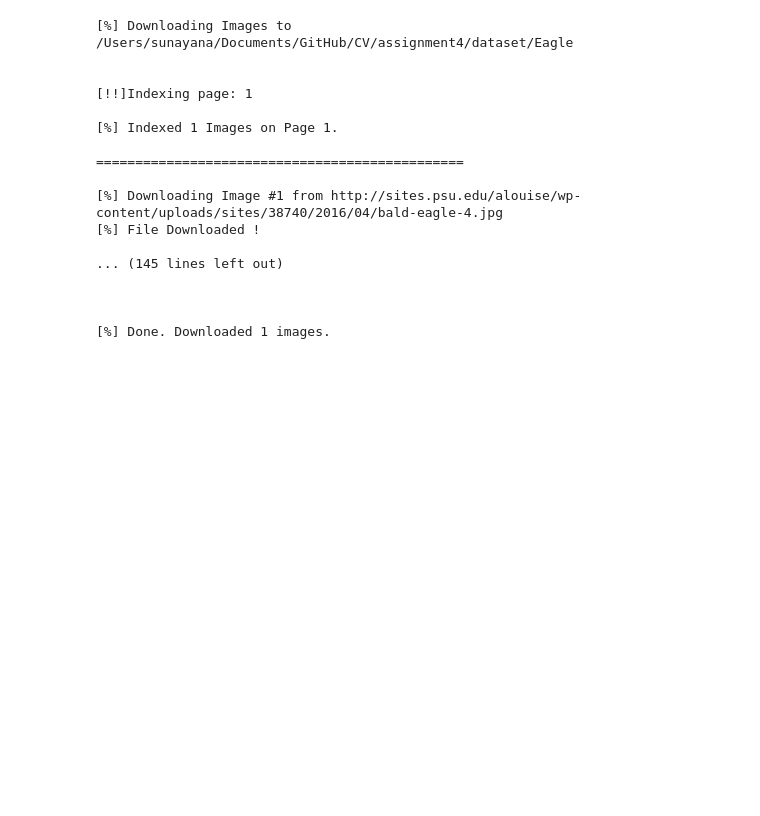
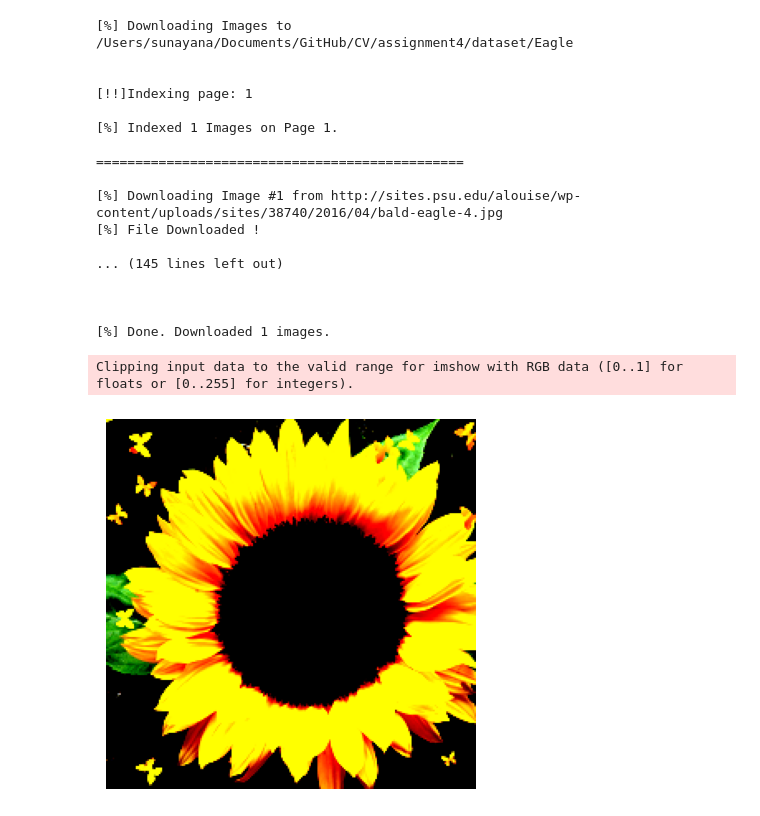
Before and after one commit to sunayana-981/CV, a Jupyter notebook: assignment4/clip.ipynb, the cells around one changed output. Cells and saved outputs as stored; diff of their text form; code cells hidden in the pictures; blank space fills up the shorter version.

```diff
--- a/assignment4/clip.ipynb
+++ b/assignment4/clip.ipynb
@@ -275,0 +274,70 @@ for category in categories:
+# %%
+#testing the model with the created dataset
+
+import os
+import random
+
+# Load example image
+image_dir = 'dataset'
+image_class = os.listdir(image_dir)
+images = os.listdir(os.path.join(image_dir, random.choice(image_class)))
+image_path = os.path.join(image_dir, random.choice(image_class), random.choice(images))
+image = preprocess(PIL.Image.open(image_path)).unsqueeze(0).to("cpu")
+
+# Prepare text prompts for ImageNet categories
+text_prompts = [f"a photo of a {label}" for label in imagenet_labels]
+text_tokens = clip.tokenize(text_prompts).to("cpu")
+
+#displaying the image
+plt.imshow(image[0].permute(1, 2, 0))
+plt.axis('off')
+plt.show()
+
+# Calculate feature vectors
+with torch.no_grad():
+    image_features = clip_model.encode_image(image)
+    text_features = clip_model.encode_text(text_tokens)
+
+# Compute cosine similarities and take softmax
+logits = (image_features @ text_features.T).softmax(dim=-1)
+
+# Get top categories
+top_probs, top_labels = logits.cpu().topk(5)
+
+# Print top categories
+print("Predictions for", image_path)
+
+for probability, label in zip(top_probs.squeeze(0), top_labels.squeeze(0)):
+    print(f"{text_prompts[label]}: {probability.item():.4f}")
+
+
+#getting prediction for same image using resnet50 model
+
+from PIL import Image
+from torchvision import transforms
+
+# Load and preprocess image
+image = Image.open(image_path)
+preprocess = transforms.Compose([
+    transforms.Resize(256),
+    transforms.CenterCrop(224),
+    transforms.ToTensor(),
+    transforms.Normalize(mean=[0.485, 0.456, 0.406], std=[0.229, 0.224, 0.225]),
+])
+image_tensor = preprocess(image).unsqueeze(0)
+
+# Get prediction
+with torch.no_grad():
+    prediction = resnet50_imagenet(image_tensor)
+
+# Get top categories
+top_probs, top_labels = prediction.topk(5)
+
+# Print top categories
+print("Predictions for", image_path)
+
+for probability, label in zip(top_probs.squeeze(0), top_labels.squeeze(0)):
+    print(f"{imagenet_labels[label]}: {probability.item():.4f}")
+# %% [output]
+Clipping input data to the valid range for imshow with RGB data ([0..1] for floats or [0..255] for integers).
+[figure, added]
```
Also changed, not shown: parts of 4 cells of this notebook.
